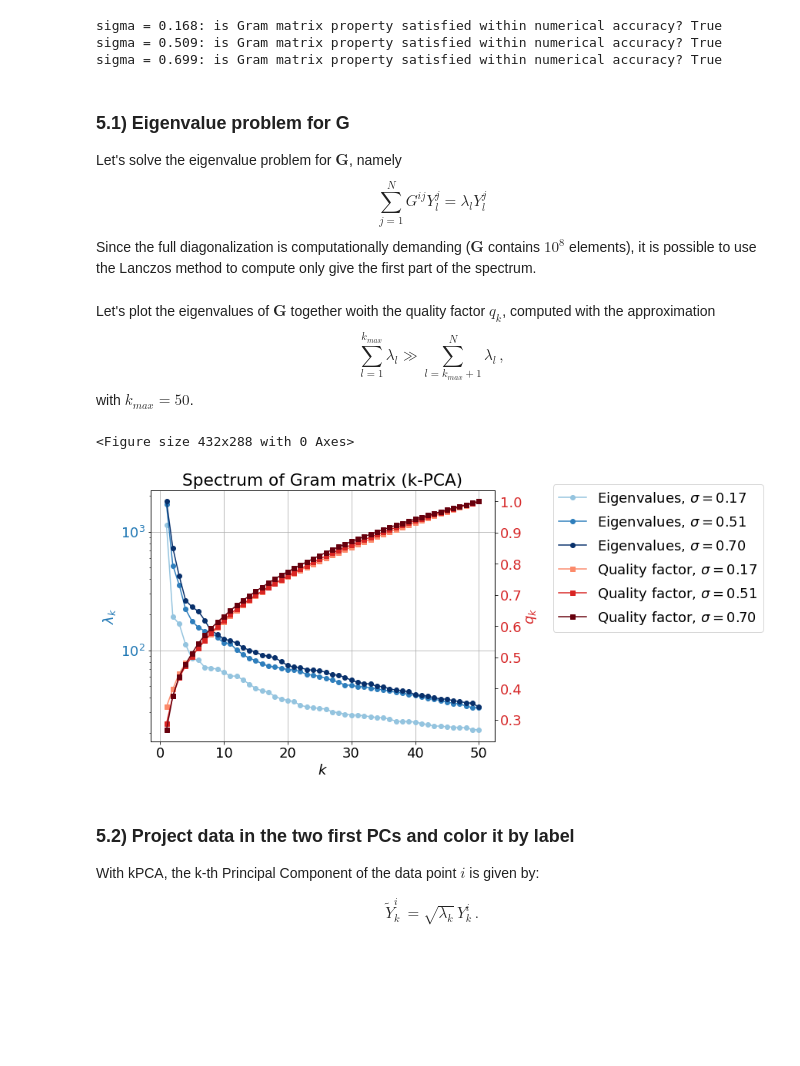
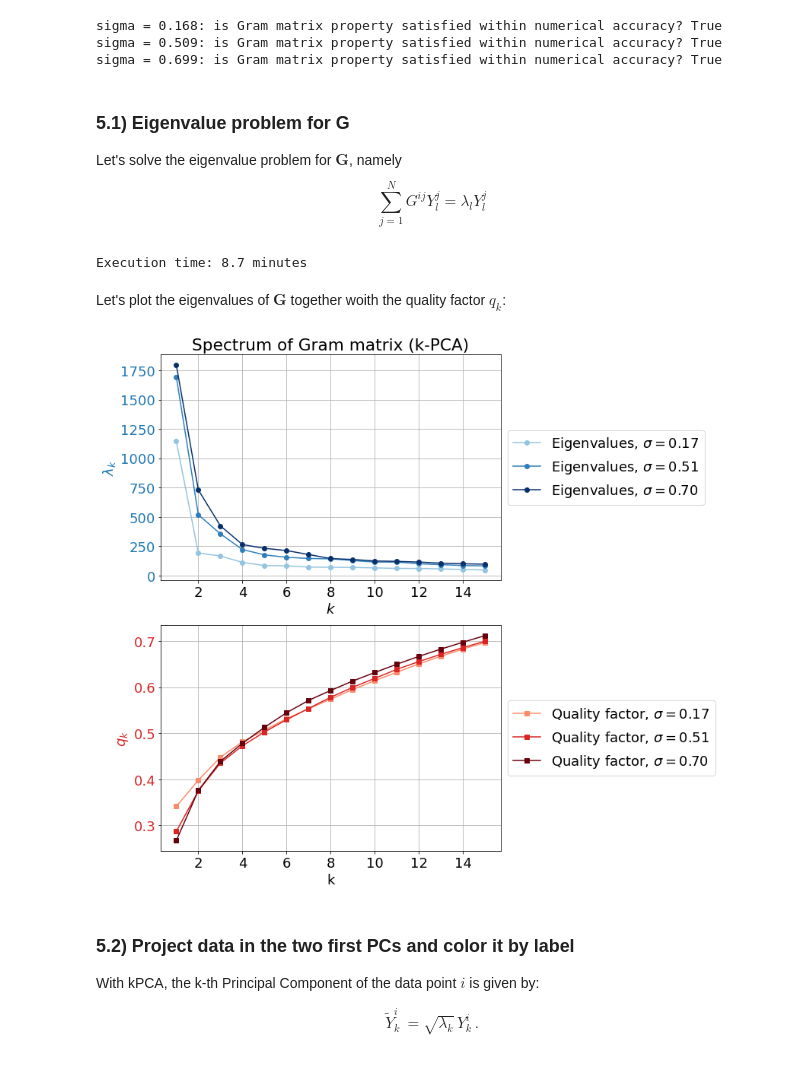
Before and after one commit to vdeltatto/unsupervised-learning, a Jupyter notebook: Second_exercise/Second exercise.ipynb, the cells around one changed output. Drawn from its saved outputs; the diff is of its cells as text; code cells hidden in the pictures; blank space fills up the shorter version.

```diff
--- a/Second_exercise/Second exercise.ipynb
+++ b/Second_exercise/Second exercise.ipynb
@@ -13,6 +13,7 @@ from sklearn.linear_model import LogisticRegression
 data = np.loadtxt("Unsupervised-Learning-Datasets/data_kPCA.txt")
 labels = np.loadtxt("Unsupervised-Learning-Datasets/labels_kPCA.txt",dtype=int)
 
+N = data.shape[0]
 D = data.shape[1]
 print(data.shape,labels.shape)
 # %% [output]
@@ -350,7 +351,20 @@ Let's solve the eigenvalue problem for $\mathbf{G}$, namely
 \begin{equation}
     \sum_{j=1}^N G^{ij}Y_l^j = \lambda_l Y_l^j
 \end{equation}
-Since the full diagonalization is computationally demanding ($\mathbf{G}$ contains $10^8$ elements), it is possible to use the Lanczos method to compute only give the first part of the spectrum.
+# %%
+start_time = time.time()
+
+eigenvalues_kPCA = {}
+eigenvectors_kPCA = {}
+for sigma in sigmas:
+    eigenvalues_kPCA[sigma], eigenvectors_kPCA[sigma] = scipy.linalg.eigh(gram_matrix[sigma])
+                                                                          #,subset_by_index=[N-k_max,N-1])
+    eigenvalues_kPCA[sigma] = np.flip(eigenvalues_kPCA[sigma])  # by default in ascending order
+    eigenvectors_kPCA[sigma] = np.flip(eigenvectors_kPCA[sigma],axis=1)
+
+print("Execution time: {:.1f} minutes".format((time.time() - start_time)/60))
+# %% [output]
+Execution time: 8.7 minutes
 # %%
 # optimized routine for symmetric real matrices, returning only the first 10 eigenvalues and eigenvectors
 k_max = 50
@@ -362,45 +376,40 @@ for sigma in sigmas:
     eigenvalues_kPCA[sigma] = np.flip(eigenvalues_kPCA[sigma])  # by default in ascending order
     eigenvectors_kPCA[sigma] = np.flip(eigenvectors_kPCA[sigma],axis=1)
 # %% [markdown]
-Let's plot the eigenvalues of $\mathbf{G}$ together woith the quality factor $q_k$, computed with the approximation
-\begin{equation}
-    \sum_{l=1}^{k_{max}}\lambda_l \gg \sum_{l=k_{max}+1}^{N}\lambda_l\,,
-\end{equation}
-with $k_{max} = 50$.
+Let's plot the eigenvalues of $\mathbf{G}$ together woith the quality factor $q_k$:
 # %%
-plt.set_cmap("Reds")
-fig, ax1 = plt.subplots(figsize=(8,6))
 plt.rcParams['font.size'] = 18
+fig, (ax1,ax2) = plt.subplots(2,1,figsize=(8,12))
+k_max = 15
 
 colors = plt.cm.Blues(np.linspace(0.4,1.,3))
 i = 0
 lns = {}
 for sigma in sigmas:
-    lns[i] = ax1.plot(np.arange(1,k_max+1),eigenvalues_kPCA[sigma],'o-',
+    ax1.plot(np.arange(1,k_max+1),eigenvalues_kPCA[sigma][:k_max],'o-',
                       color=colors[i],label="Eigenvalues, $\sigma = {:.2f}$".format(sigma))
     i+=1
-ax1.set(xlabel="$k$",yscale="log",title="Spectrum of Gram matrix (k-PCA)")
+ax1.set(xlabel="$k$",title="Spectrum of Gram matrix (k-PCA)")
 ax1.set_ylabel(ylabel="$\\lambda_k$",color='tab:blue')
 ax1.grid("on")
 ax1.tick_params(axis='y',labelcolor='tab:blue')
+ax1.legend(loc='center left', bbox_to_anchor=(1, 0.5))
 
 colors = plt.cm.Reds(np.linspace(0.4,1.,3))
-ax2 = ax1.twinx()
 for sigma in sigmas:
-    lns[i] = ax2.plot(np.arange(1,k_max+1),np.cumsum(eigenvalues_kPCA[sigma])/np.sum(eigenvalues_kPCA[sigma]),
+    ax2.plot(np.arange(1,k_max+1),np.cumsum(eigenvalues_kPCA[sigma][:k_max])/np.sum(eigenvalues_kPCA[sigma]),
                 's-',color=colors[i-3],label="Quality factor, $\sigma = {:.2f}$".format(sigma))
     i+=1
 ax2.set_ylabel("$q_k$",color='tab:red')
+ax2.set_xlabel("k")
 ax2.tick_params(axis='y',labelcolor='tab:red')
+ax2.grid("on")
+ax2.legend(loc='center left', bbox_to_anchor=(1, 0.5))
 
-lnss = lns[0]+lns[1]+lns[2]+lns[3]+lns[4]+lns[5]
-labs = [l.get_label() for l in lnss]
-ax2.legend(lnss, labs, bbox_to_anchor=(1.15, 1.05))
-
+plt.subplots_adjust(hspace=0.2)
 plt.show()
 # %% [output]
-<Figure size 432x288 with 0 Axes>
-[figure, old version]
+[figure, new version]
 # %% [markdown]
 ### 5.2) Project data in the two first PCs and color it by label
 With kPCA, the k-th Principal Component of the data point $i$ is given by:
```
Also changed, not shown: parts of 18 cells of this notebook.
